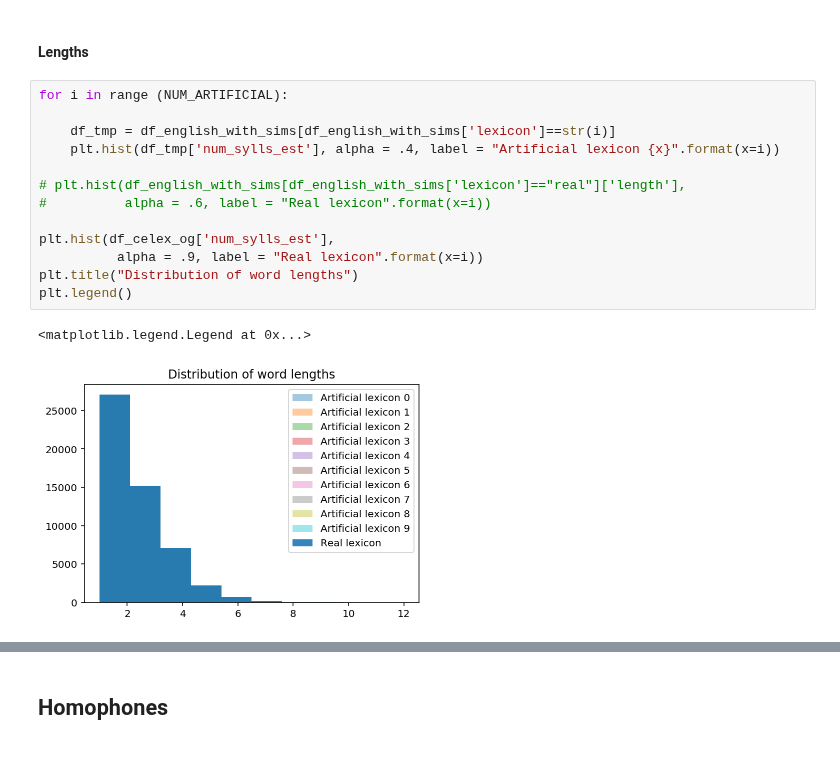
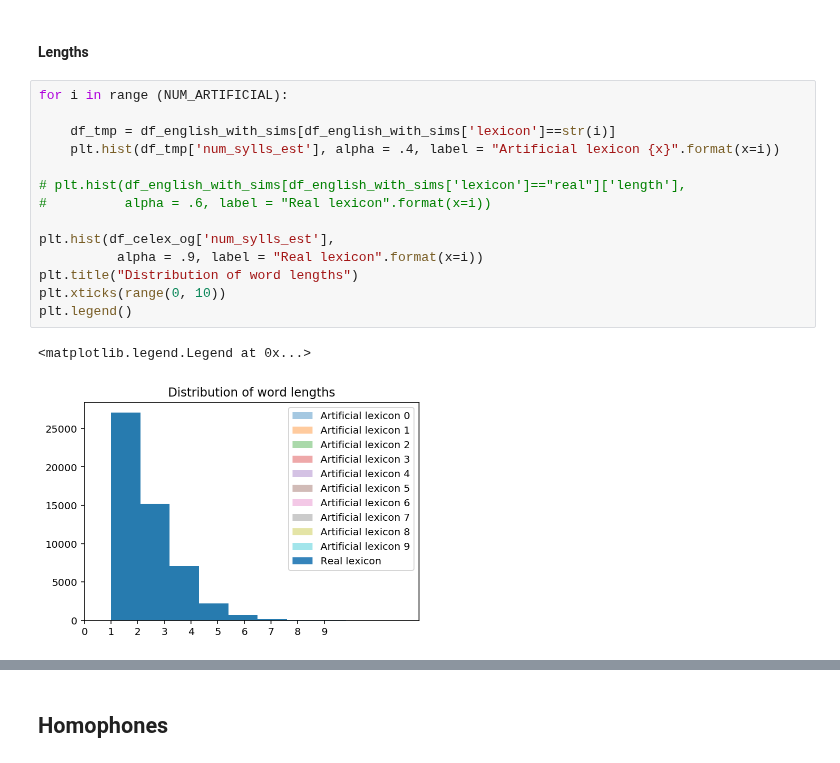
Before and after one commit to seantrott/homophone_simulations, a Jupyter notebook: using_null_lexicons.ipynb, the cells around one changed output, grey strips where cells are left out. Drawn from its saved outputs; the diff is of its cells as text.

```diff
--- a/using_null_lexicons.ipynb
+++ b/using_null_lexicons.ipynb
@@ -105,16 +105,17 @@ Text(0.5, 1.0, 'Distribution of surprisal estimates')
 # %%
 for i in range (NUM_ARTIFICIAL):
 
     df_tmp = df_english_with_sims[df_english_with_sims['lexicon']==str(i)]
     plt.hist(df_tmp['num_sylls_est'], alpha = .4, label = "Artificial lexicon {x}".format(x=i))
 
 # plt.hist(df_english_with_sims[df_english_with_sims['lexicon']=="real"]['length'],
 #          alpha = .6, label = "Real lexicon".format(x=i))
 
 plt.hist(df_celex_og['num_sylls_est'],
           alpha = .9, label = "Real lexicon".format(x=i))
 plt.title("Distribution of word lengths")
+plt.xticks(range(0, 10))
 plt.legend()
 # %% [output]
 <matplotlib.legend.Legend at 0x...>
-[figure, old version]
+[figure, new version]
```
Also changed, not shown: parts of 37 cells of this notebook, 25 other files.
